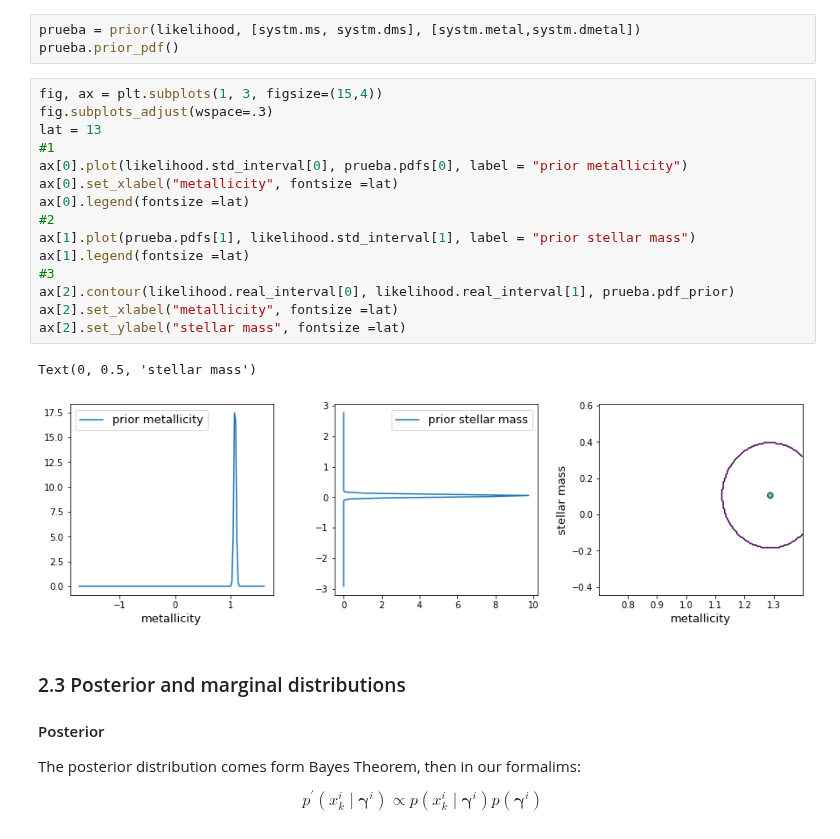
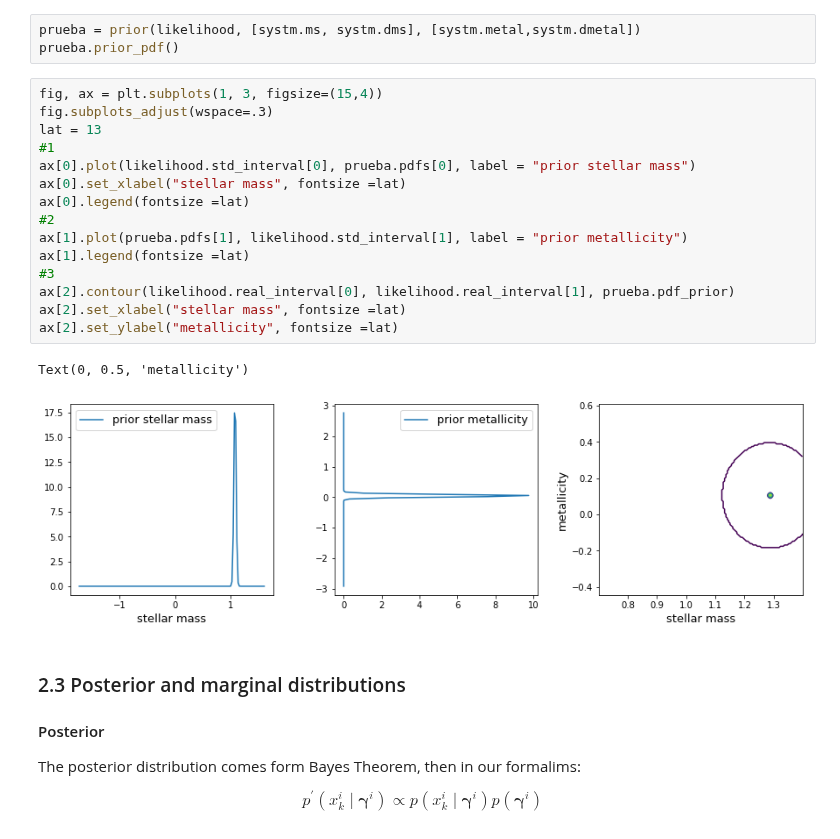
Before and after one commit to fjbautistas/kde_example, a Jupyter notebook: Marginal_Distributions.ipynb, the cells around one changed output. Cells and saved outputs as stored; diff of their text form.

```diff
--- a/Marginal_Distributions.ipynb
+++ b/Marginal_Distributions.ipynb
@@ -187,21 +185,21 @@ prueba.prior_pdf()
 # %%
 fig, ax = plt.subplots(1, 3, figsize=(15,4))
 fig.subplots_adjust(wspace=.3)
 lat = 13
 #1
-ax[0].plot(likelihood.std_interval[0], prueba.pdfs[0], label = "prior metallicity")
-ax[0].set_xlabel("metallicity", fontsize =lat)
+ax[0].plot(likelihood.std_interval[0], prueba.pdfs[0], label = "prior stellar mass")
+ax[0].set_xlabel("stellar mass", fontsize =lat)
 ax[0].legend(fontsize =lat)
 #2
-ax[1].plot(prueba.pdfs[1], likelihood.std_interval[1], label = "prior stellar mass")
+ax[1].plot(prueba.pdfs[1], likelihood.std_interval[1], label = "prior metallicity")
 ax[1].legend(fontsize =lat)
 #3
 ax[2].contour(likelihood.real_interval[0], likelihood.real_interval[1], prueba.pdf_prior)
-ax[2].set_xlabel("metallicity", fontsize =lat)
-ax[2].set_ylabel("stellar mass", fontsize =lat)
+ax[2].set_xlabel("stellar mass", fontsize =lat)
+ax[2].set_ylabel("metallicity", fontsize =lat)
 # %% [output]
-Text(0, 0.5, 'stellar mass')
+Text(0, 0.5, 'metallicity')
-[figure, old version]
+[figure, new version]
 # %% [markdown]
 ### 2.3 Posterior and marginal distributions
 
```
Also changed, not shown: parts of 29 cells of this notebook.
